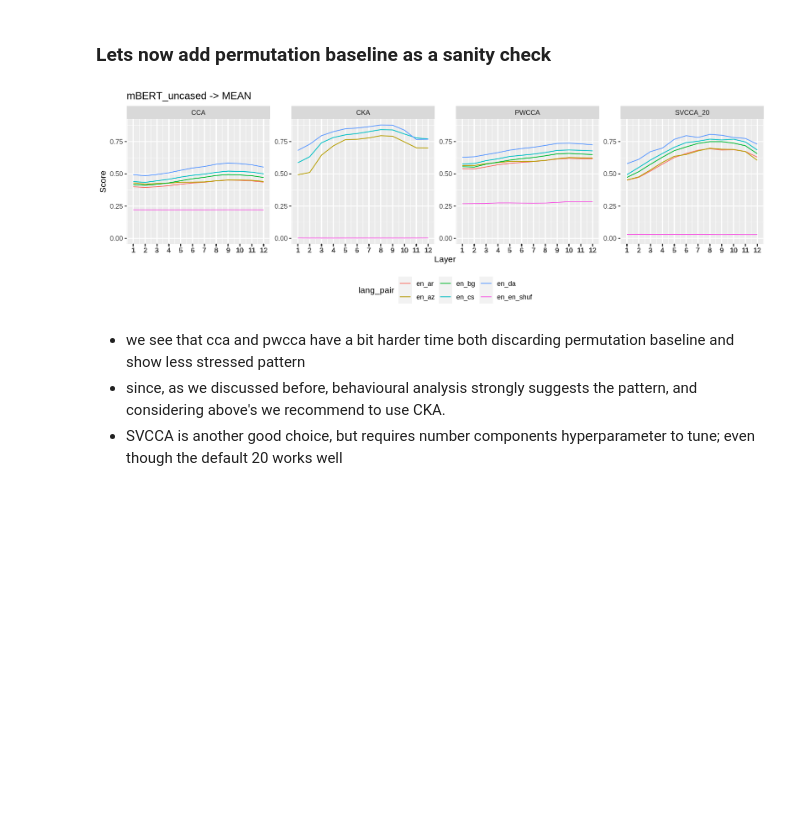
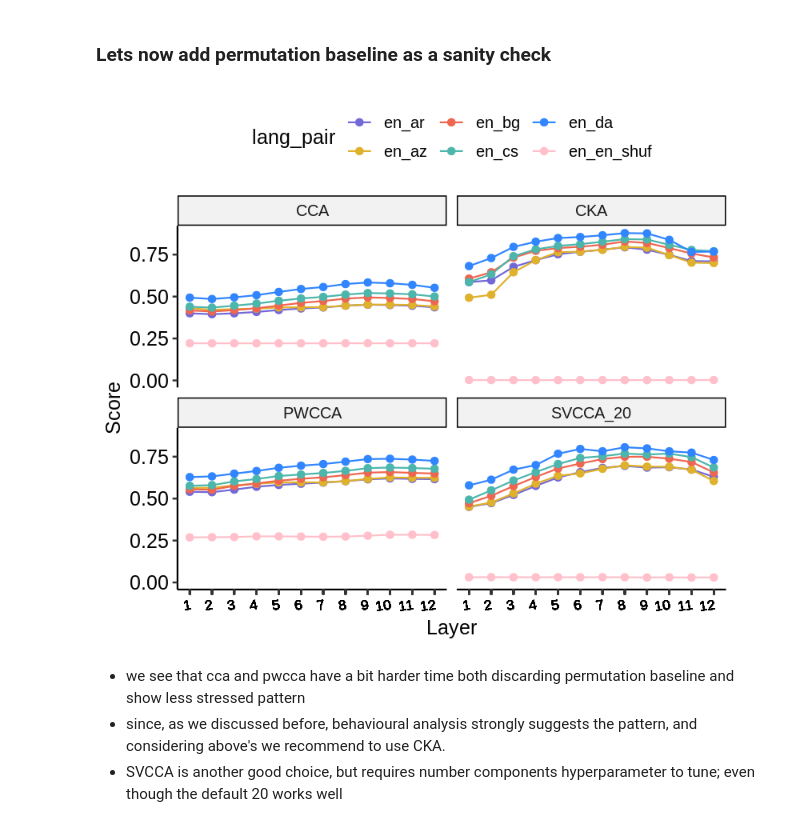
Before and after one commit to MaksymDel/xsim, a Jupyter notebook: examples/multilingual-case_study.ipynb, the cells around one changed output. Drawn from its saved outputs; the diff is of its cells as text; code cells hidden in the pictures; blank space fills up the shorter version.

```diff
--- a/examples/multilingual-case_study.ipynb
+++ b/examples/multilingual-case_study.ipynb
@@ -74,6 +74,7 @@ graphics = ro.packages.importr('graphics')
 r_utils = ro.packages.importr('utils')
 # r_utils.install_packages("ggthemes")
 ggthemes = ro.packages.importr('ggthemes')
+ggpubr = ro.packages.importr('ggpubr')
 # %%
 #r_utils.remove_packages('ggthemes')
 # %%
@@ -262,0 +299,22 @@ display(Image(data=img.getvalue(), format='png', embed=True))
+# %%
+sim_scores_df = pd.concat([df_cls, df_mean], ignore_index=True)
+# %%
+with grdevices.render_to_bytesio(grdevices.png, width=900, height=600, res=150) as img:
+    plot = ggpubr.ggline(sim_scores_df,
+                     x="Layer",
+                     y="Score",
+                     color="lang_pair",
+                     palette=ro.rl("""c("#7268D8", "#E0B12B", "#EF6650", "#4DB6AC", "#3185FF", "#3195FF")"""),
+                    )
+    pp = plot\
+        + ggplot2.facet_wrap(ro.Formula(f'. ~ Pooling'),
+                         scales=f"free_y",
+                         nrow=1,
+                         ncol=2) \
+            + ggpubr.theme_pubr(x_text_angle = 10) \
+        + ggplot2.scale_x_continuous(labels = sim_scores_df["Layer"], breaks = sim_scores_df["Layer"])
+        # + ggplot2.scale_x_continuous(labels = sim_scores_df["Layer"], breaks = sim_scores_df["Layer"]) \
+
+
+    pp.plot()
+display(Image(data=img.getvalue(), format='png', embed=True))
@@ -306,27 +384,39 @@ display(Image(data=img.getvalue(), format='png', embed=True))
 # %%
 # GLOBALS
 exp_name = "xnli_extension"
 model_name_or_dir = "bert-base-multilingual-uncased"
 sent_rep_type = "mean"
 #sim_names = ["pwcca", "cka", "svcca_20"]
 sim_names = ["pwcca", "cka", "svcca_20", "cca"]
 lang_pairs = ["en-ar", "en-az", "en-bg", "en-cs", "en-da", "en-en_shuf"]
 # load df
 
 sim_scores_df = load_sim_scores_into_df(
     model_name_or_dir=model_name_or_dir,
     exp_name=exp_name,
     sim_names=sim_names,
     sent_rep_type=sent_rep_type,
     lang_pairs=lang_pairs,
     lang_pairs_exclude=[])
 
 # plot metrics data
-with grdevices.render_to_bytesio(grdevices.png, width=1800, height=600, res=150) as img:
-    title = f"{model_names_mapping[model_name_or_dir]} -> {sent_rep_type.upper()}"
-    plot = ggplot2_plot_lines(sim_scores_df, title)
-    plot = plot + ggplot2.ylim(0,0.88)
-    plot.plot()
+with grdevices.render_to_bytesio(grdevices.png, width=800, height=700, res=150) as img:
+
+    plot = ggpubr.ggline(sim_scores_df,
+                     x="Layer",
+                     y="Score",
+                     color="lang_pair",
+                     palette=ro.rl("""c("#7268D8", "#E0B12B", "#EF6650", "#4DB6AC", "#3185FF", "#ffc0cb")"""),
+                    )
+    pp = plot\
+        + ggplot2.facet_wrap(ro.Formula(f'. ~ Similarity'),
+                         nrow=2,
+                         ncol=2)\
+            + ggpubr.theme_pubr(x_text_angle = 10) \
+            + ggplot2.scale_x_continuous(labels = sim_scores_df["Layer"], breaks = sim_scores_df["Layer"]) \
+            + ggplot2.theme(axis_text_x=ro.rl("element_text(face='plain', size=8.5)"))
+
+    pp.plot()
 display(Image(data=img.getvalue(), format='png', embed=True))
 # %% [output]
-[figure, old version]
+[figure, new version]
```
Also changed, not shown: parts of 37 cells of this notebook, 8 other files.
